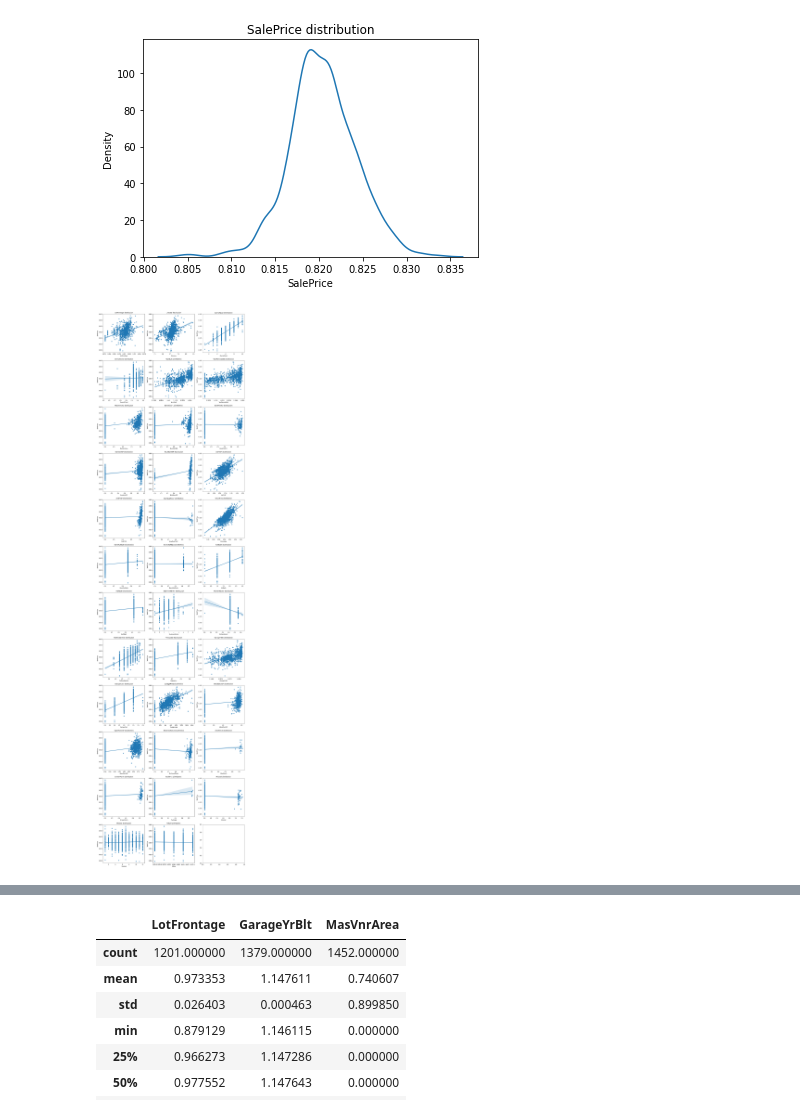
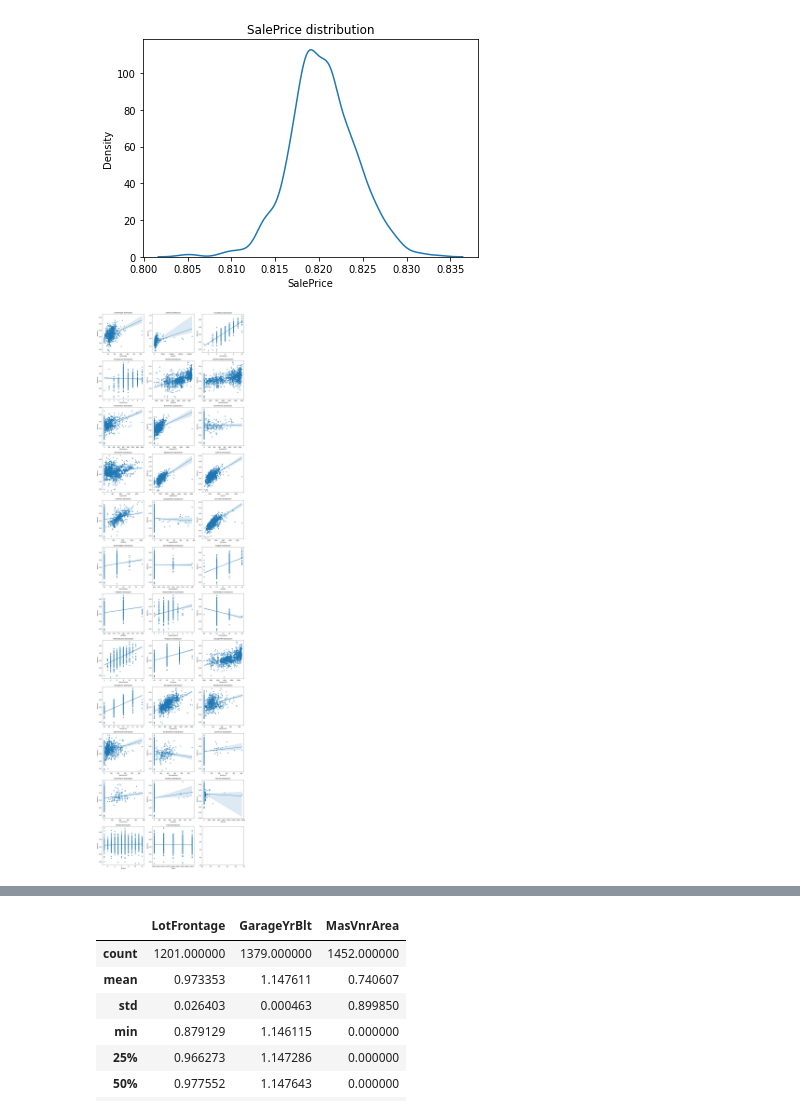
Before and after one commit to JaeYeonBang/ML_regression, a Jupyter notebook: regression-house-prices.ipynb, the cells around one changed output, grey strips where cells are left out. Saved outputs shown, nothing was run; the diff lists cells and outputs as text; code cells hidden in the pictures.

```diff
--- a/regression-house-prices.ipynb
+++ b/regression-house-prices.ipynb
@@ -78,3 +112,5 @@ CATEGORICAL_FEATURES_NAMES.append('MSSubClass')
 NUMERIC_FEATURES_NAMES.remove('MSSubClass')
 NUMERIC_FEATURES_NAMES.remove('SalePrice')
 TARGET_FEATURE_NAME = 'SalePrice'
+# %%
+df_train[CATEGORICAL_FEATURES_NAMES] = df_train[CATEGORICAL_FEATURES_NAMES].astype("category")
@@ -99,6 +145,6 @@ show_numeric_distribution(data = df_train, target = TARGET_FEATURE_NAME, FEATURE
 # %% [output]
 [figure]
 # %%
-for feature in NUMERIC_FEATURES_NAMES:
-    if abs(df_train[feature].skew()) > 0.5:
-        NEED_TO_BE_LOGGED_FEATURES_NAMES.append(feature)
+# for feature in NUMERIC_FEATURES_NAMES:
+#     if abs(df_train[feature].skew()) > 0.5:
+#         NEED_TO_BE_LOGGED_FEATURES_NAMES.append(feature)
@@ -125,6 +153,6 @@ NEED_TO_BE_LOGGED_FEATURES_NAMES
 # %%
-df_train_logged =  df_train
-df_train[TARGET_FEATURE_NAME] = np.log1p(df_train[TARGET_FEATURE_NAME])
-for features in NEED_TO_BE_LOGGED_FEATURES_NAMES :
-    df_train_logged[features] = np.log1p(df_train[features])
+# df_train_logged =  df_train
+# df_train[TARGET_FEATURE_NAME] = np.log1p(df_train[TARGET_FEATURE_NAME])
+# for features in NEED_TO_BE_LOGGED_FEATURES_NAMES :
+#     df_train_logged[features] = np.log1p(df_train[features])
 # %%
@@ -135,3 +161,5 @@ show_numeric_distribution(data = df_train_logged, target = TARGET_FEATURE_NAME,
+# %%
+df_train['SalePrice'] = np.log1p(df_train['SalePrice'])
 # %%
  sns.kdeplot(data = df_train[TARGET_FEATURE_NAME]).set_title('SalePrice distribution')
 # %% [output]
@@ -140,15 +168,15 @@ Text(0.5, 1.0, 'SalePrice distribution')
 # %%
 def show_regression_plots (data = None, FEATURES_NAME = None, target = None, row = 0, col = 0, figsize = (18, 18), ):
 
     fig, ax = plt.subplots(row,col, figsize = figsize)
     for i, feature in enumerate( FEATURES_NAME):
         sns.regplot(x = feature, y = target ,data = data, ax = ax[math.floor(i/col), i%col]).set_title(f'{feature} distribution')
     fig.show()
 
-show_regression_plots(data = df_train_logged, target = TARGET_FEATURE_NAME, FEATURES_NAME = NUMERIC_FEATURES_NAMES,\
+show_regression_plots(data = df_train, target = TARGET_FEATURE_NAME, FEATURES_NAME = NUMERIC_FEATURES_NAMES,\
                       row =  len(NUMERIC_FEATURES_NAMES)//3 + 1 , col = 3, figsize = (20, 80))
 # %% [output]
-[figure, old version]
+[figure, new version]
 # %%
 df_train[TARGET_FEATURE_NAME] = np.log1p(df_train[TARGET_FEATURE_NAME])
 # %%
```
Also changed, not shown: parts of 13 cells of this notebook.
